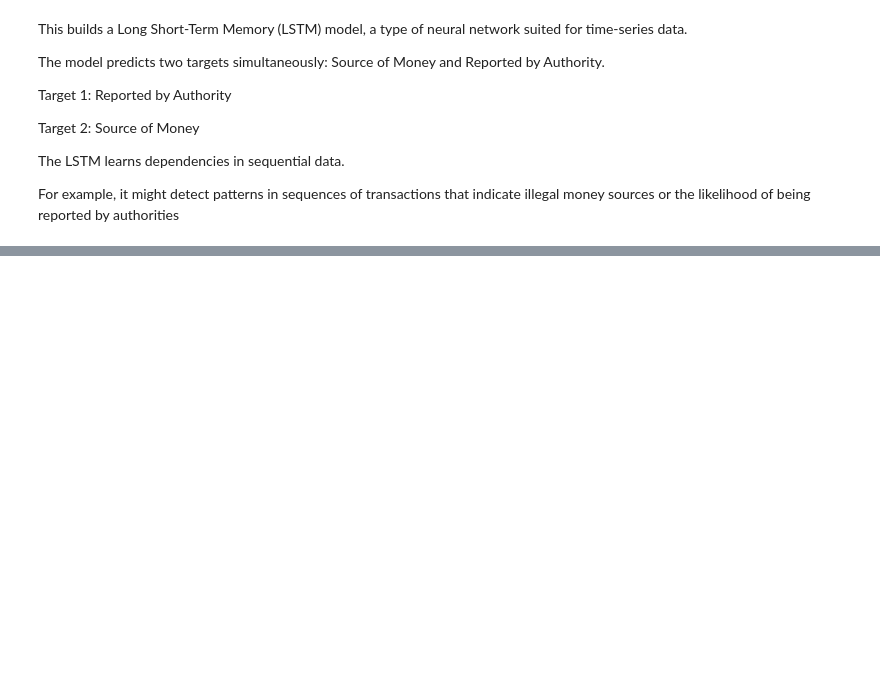
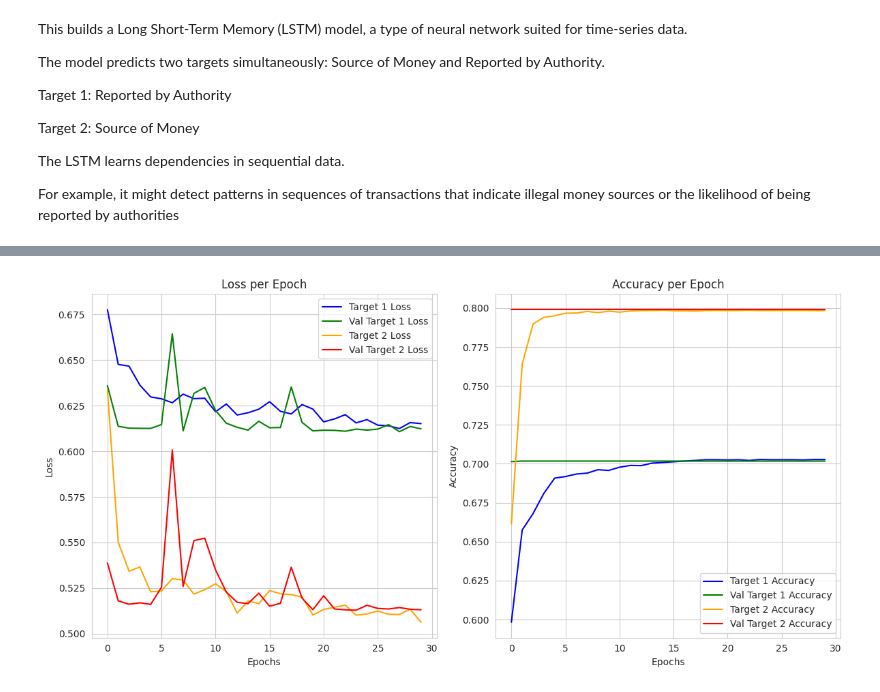
Before and after one commit to muhammadahmed73/Final-Project, a Jupyter notebook: 22031216_UOH_Final_Project.ipynb, the cells around one changed output, grey strips where cells are left out. Drawn from its saved outputs; the diff is of its cells as text; code cells hidden in the pictures; blank space fills up the shorter version.

```diff
--- a/22031216_UOH_Final_Project.ipynb
+++ b/22031216_UOH_Final_Project.ipynb
@@ -1198,0 +1494,35 @@ None
+# %%
+# Plot model loss and accuracy during training
+def plot_training_history(history_dict):
+    # Plot training and validation loss
+    plt.figure(figsize=(12, 6))
+
+    plt.subplot(1, 2, 1)
+    plt.plot(history_dict['target1_loss'], label='Target 1 Loss', color='blue')
+    plt.plot(history_dict['val_target1_loss'], label='Val Target 1 Loss', color='green')
+    plt.plot(history_dict['target2_loss'], label='Target 2 Loss', color='orange')
+    plt.plot(history_dict['val_target2_loss'], label='Val Target 2 Loss', color='red')
+    plt.title('Loss per Epoch')
+    plt.xlabel('Epochs')
+    plt.ylabel('Loss')
+    plt.legend()
+
+    # Plot training and validation accuracy
+    plt.subplot(1, 2, 2)
+    plt.plot(history_dict['target1_accuracy'], label='Target 1 Accuracy', color='blue')
+    plt.plot(history_dict['val_target1_accuracy'], label='Val Target 1 Accuracy', color='green')
+    plt.plot(history_dict['target2_accuracy'], label='Target 2 Accuracy', color='orange')
+    plt.plot(history_dict['val_target2_accuracy'], label='Val Target 2 Accuracy', color='red')
+    plt.title('Accuracy per Epoch')
+    plt.xlabel('Epochs')
+    plt.ylabel('Accuracy')
+    plt.legend()
+
+    plt.tight_layout()
+    plt.show()
+
+
+# Visualize the model training history (assumes you have 'history.history' object from training)
+plot_training_history(history_dict=history.history)
+# %% [output]
+[figure, added]
```
Also changed, not shown: parts of 31 cells of this notebook.
